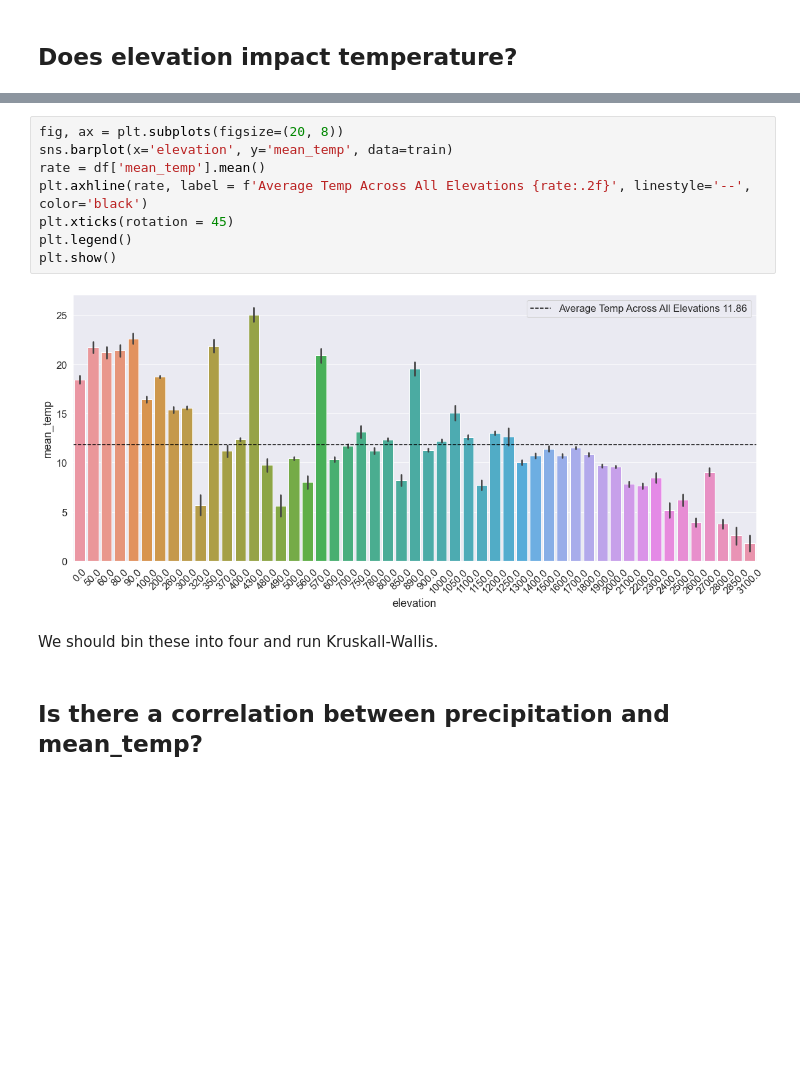
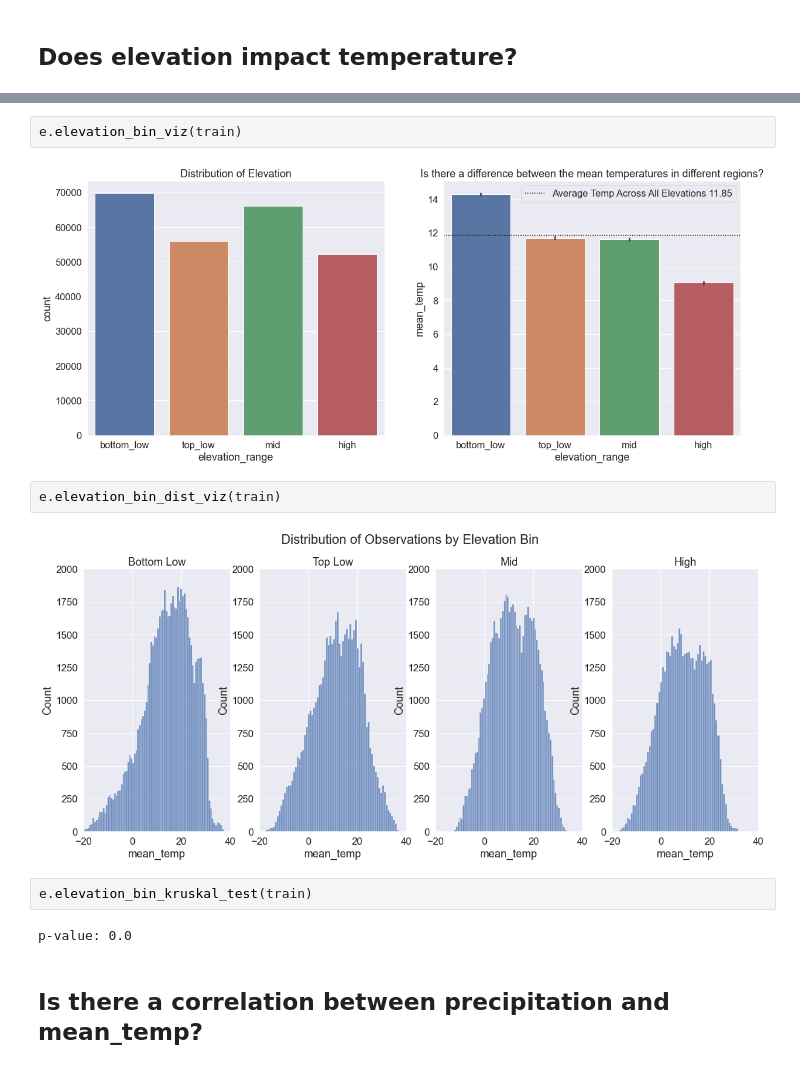
Before and after one commit to Mirzakhani-Capstone/mirzakhani_shared, a Jupyter notebook: report_first_draft.ipynb, the cells around one changed output, grey strips where cells are left out. Saved outputs shown, nothing was run; the diff lists cells and outputs as text; blank space fills up the shorter version.

```diff
--- a/report_first_draft.ipynb
+++ b/report_first_draft.ipynb
@@ -131,14 +115,14 @@ plt.show()
-# %%
-fig, ax = plt.subplots(figsize=(20, 8))
-sns.barplot(x='elevation', y='mean_temp', data=train)
-rate = df['mean_temp'].mean()
-plt.axhline(rate, label = f'Average Temp Across All Elevations {rate:.2f}', linestyle='--', color='black')
-plt.xticks(rotation = 45)
-plt.legend()
-plt.show()
-# %% [output]
-[figure, removed]
-# %% [markdown]
-We should bin these into four and run Kruskall-Wallis.
+# %%
+e.elevation_bin_viz(train)
+# %% [output]
+[figure, added]
+# %%
+e.elevation_bin_dist_viz(train)
+# %% [output]
+[figure, added]
+# %%
+e.elevation_bin_kruskal_test(train)
+# %% [output]
+p-value: 0.0
 # %% [markdown]
 ## Is there a correlation between precipitation and mean_temp?
```
Also changed, not shown: parts of 38 cells of this notebook.
